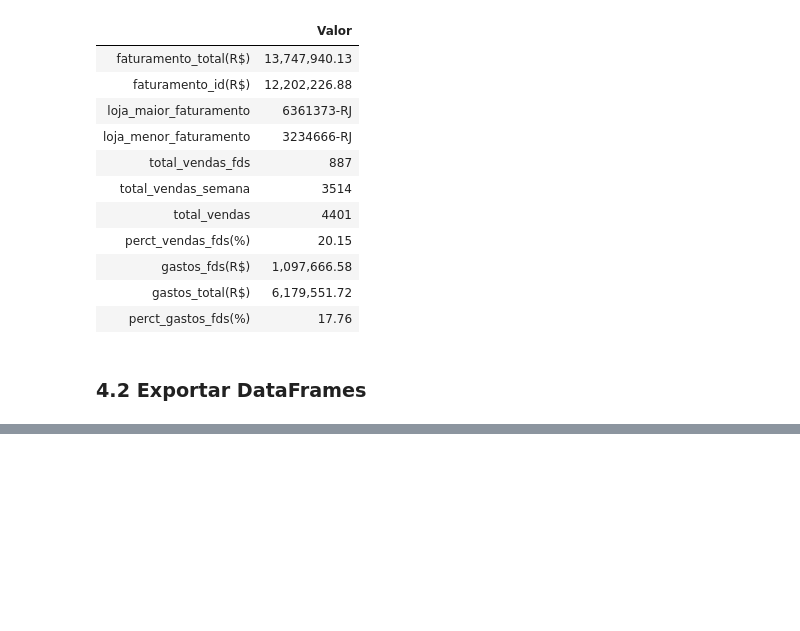
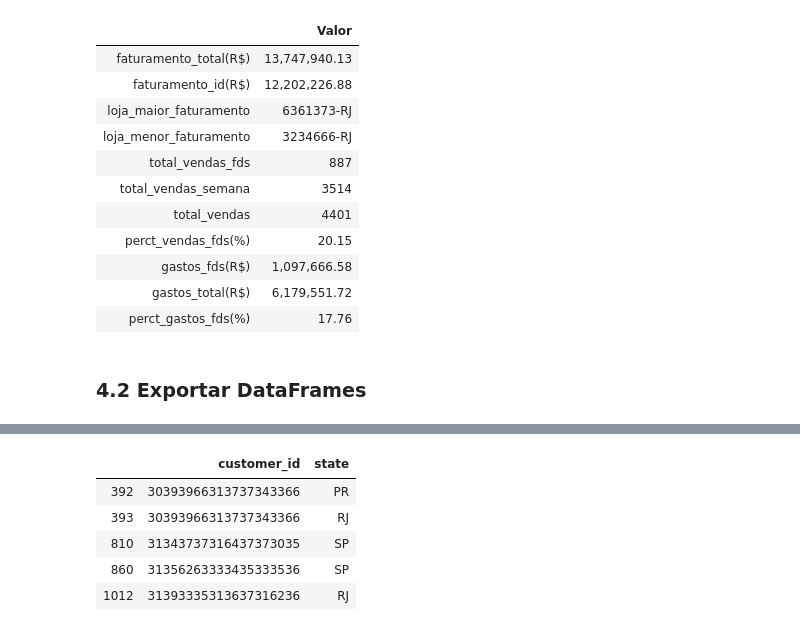
Before and after one commit to vinicvaz/Linx-DataAnalysis, a Jupyter notebook: OfflineDataAnalysis.ipynb, the cells around one changed output, grey strips where cells are left out. Saved outputs shown, nothing was run; the diff lists cells and outputs as text; code cells hidden in the pictures; blank space fills up the shorter version.

```diff
--- a/OfflineDataAnalysis.ipynb
+++ b/OfflineDataAnalysis.ipynb
@@ -393,0 +396,6 @@ transpose.to_csv(r'./Outputs/Offline_Data/Off_Output_Vertical.csv')
+# %%
+## Agrupa por id e estado
+estados = df.groupby(['customer_id','state']).sum().reset_index()
+# %%
+## Dropa colunas desnecessarias
+estados.drop(['store_id','sale_id','off_product_id','quantity','price','weekday'], axis=1, inplace=True)
@@ -393,0 +426,11 @@ transpose.to_csv(r'./Outputs/Offline_Data/Off_Output_Vertical.csv')
+# %%
+copy = estados[estados.duplicated('customer_id')].copy()
+# %%
+copy.head()
+# %% [output]
+|  | customer_id | state |
+| 392 | 30393966313737343366 | PR |
+| 393 | 30393966313737343366 | RJ |
+| 810 | 31343737316437373035 | SP |
+| 860 | 31356263333435333536 | SP |
+| 1012 | 31393335313637316236 | RJ |
```
Also changed, not shown: parts of 13 cells of this notebook.
